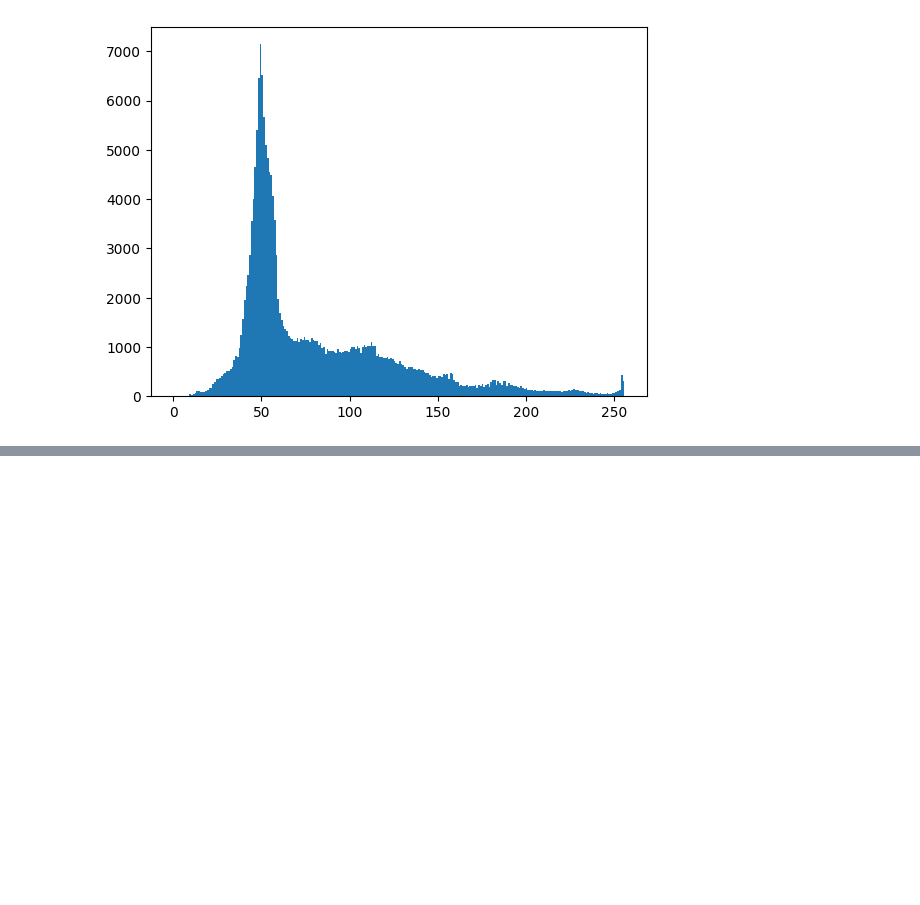
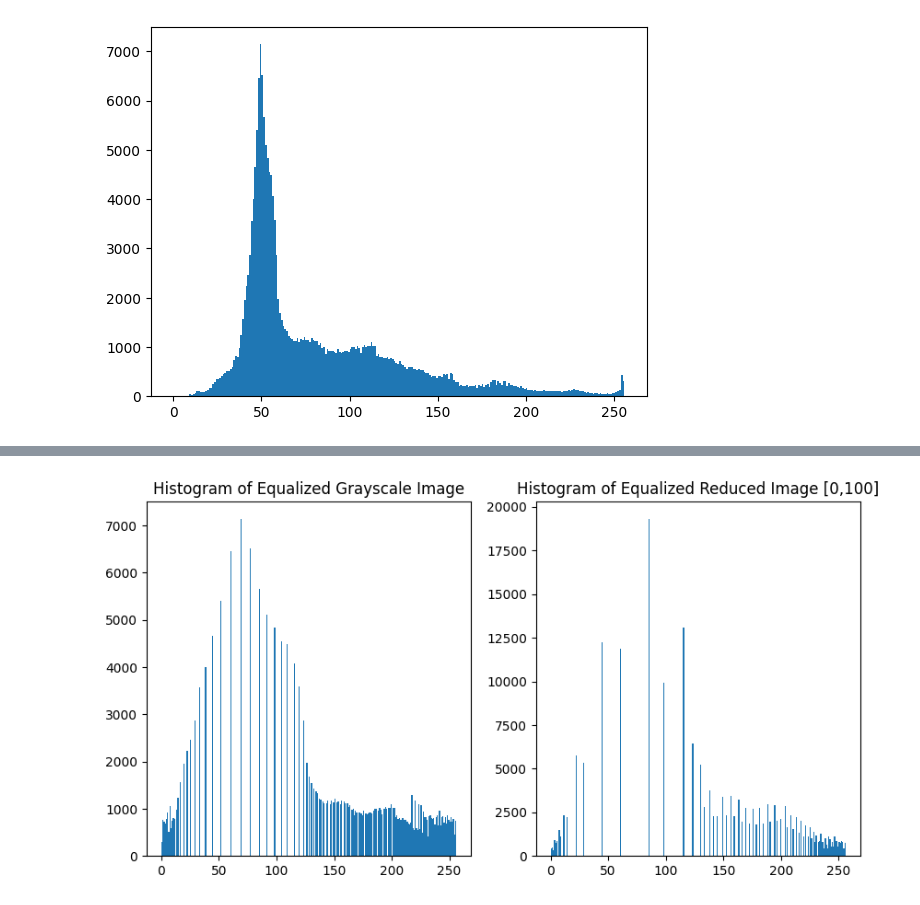
Before and after one commit to Luk446/MachineVisionPractice, a Jupyter notebook: ImageProcessing_1.ipynb, the cells around one changed output, grey strips where cells are left out. Saved outputs shown, nothing was run; the diff lists cells and outputs as text; code cells hidden in the pictures; blank space fills up the shorter version.

```diff
--- a/ImageProcessing_1.ipynb
+++ b/ImageProcessing_1.ipynb
@@ -209,0 +244,8 @@ plt.hist(img_gray_pep.ravel(),256,[0,256]); plt.show()
+# %%
+# plot the equalized histograms
+fig,ax = plt.subplots(1,2, figsize=(10,5))
+ax[0].hist(gray_pep_eq.ravel(),256,[0,256]); ax[0].set_title('Histogram of Equalized Grayscale Image')
+ax[1].hist(reduced_pep_eq.ravel(),256,[0,256]); ax[1].set_title(f'Histogram of Equalized Reduced Image [0,{N2}]')
+plt.show()
+# %% [output]
+[figure, added]
```
Also changed, not shown: parts of 3 cells of this notebook.
